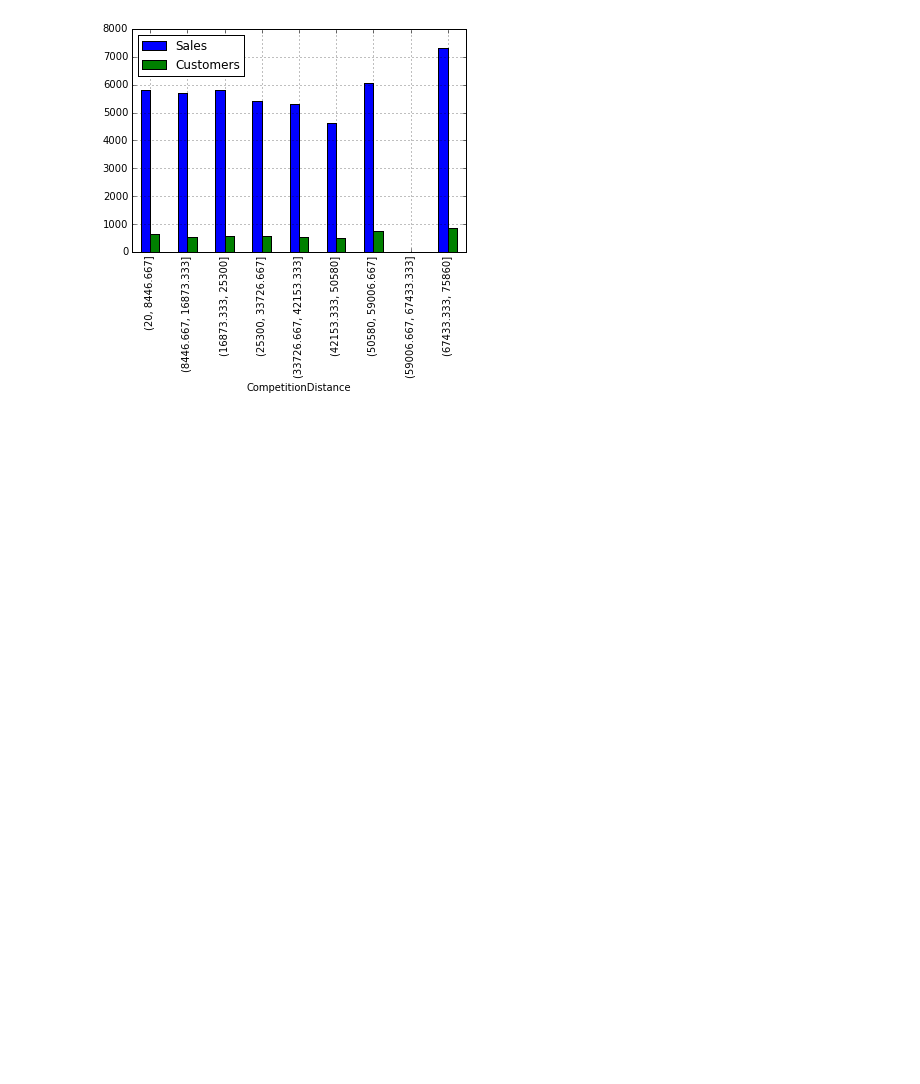
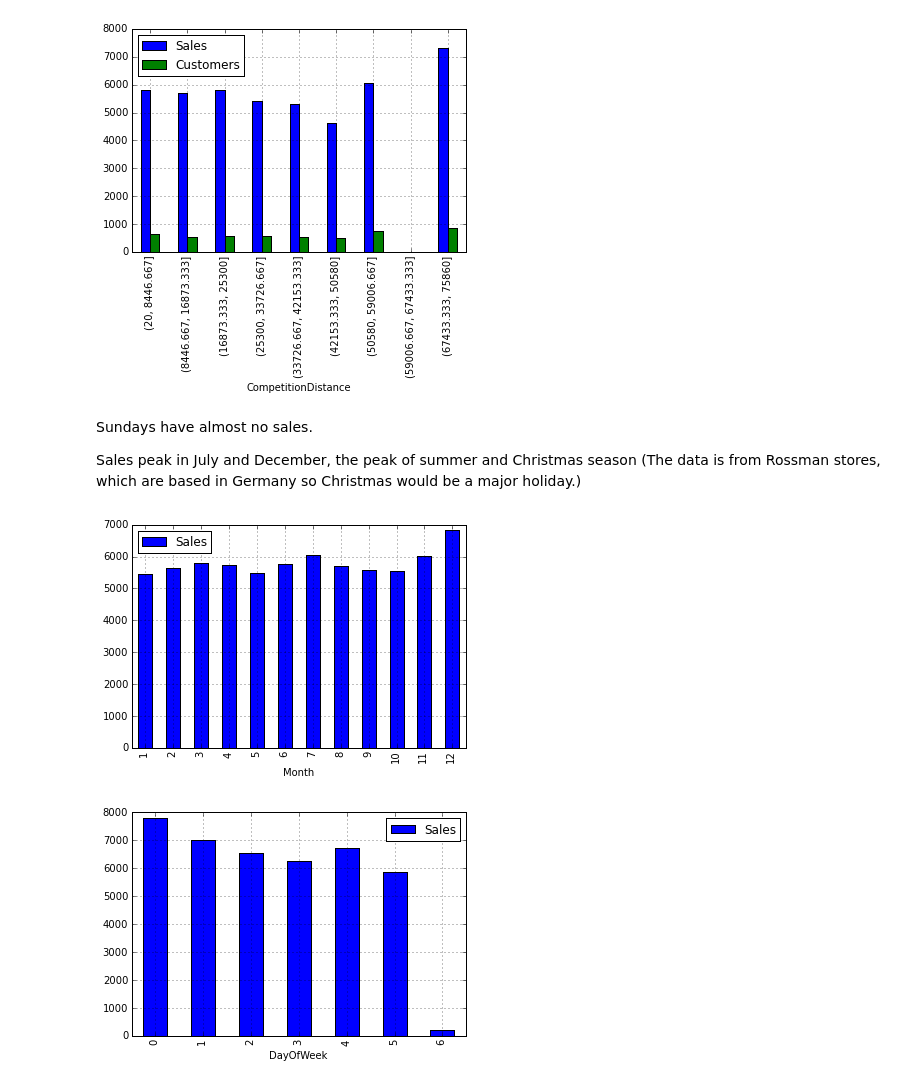
Before and after one commit to meissnereric/rossman_predictor, a Jupyter notebook: cleanData.ipynb, the cells around one changed output. Cells and saved outputs as stored; diff of their text form; code cells hidden in the pictures; blank space fills up the shorter version.

```diff
--- a/cleanData.ipynb
+++ b/cleanData.ipynb
@@ -92,3 +70,28 @@ competition_avg.plot(kind='bar')
 # %% [output]
 <matplotlib.axes._subplots.AxesSubplot at 0x...>
 [figure]
+# %% [markdown]
+Sundays have almost no sales.
+
+Sales peak in July and December, the peak of summer and Christmas season (The data is from Rossman stores, which are based in Germany so Christmas would be a major holiday.)
+# %%
+#Done By Neal
+train['Date'] = pd.to_datetime(train['Date'])
+train[:5]['Date'].dt.dayofweek
+train['DayOfWeek'] = train['Date'].dt.dayofweek
+train['Month'] = train['Date'].dt.month
+train['Year'] = train['Date'].dt.year
+avg_month = train[['Sales', 'Month']].groupby('Month').mean()
+avg_month.plot(kind='bar')
+avg_day = train[['Sales', 'DayOfWeek']].groupby('DayOfWeek').mean()
+avg_day.plot(kind='bar')
+#sales by day of week
+sale_dayofweek = pd.pivot_table(train, values='Sales', index=['Year','Store'], columns=['DayOfWeek'])
+
+#sales by month
+sale_month = pd.pivot_table(train, values='Sales', index=['Year','Store'], columns=['Month'])
+#sale_dayofweek.plot(kind='box')
+#sale_month.plot(kind='box')
+# %% [output]
+[figure, added]
+[figure, added]
```
Also changed, not shown: parts of 11 cells of this notebook, 13 other files.
